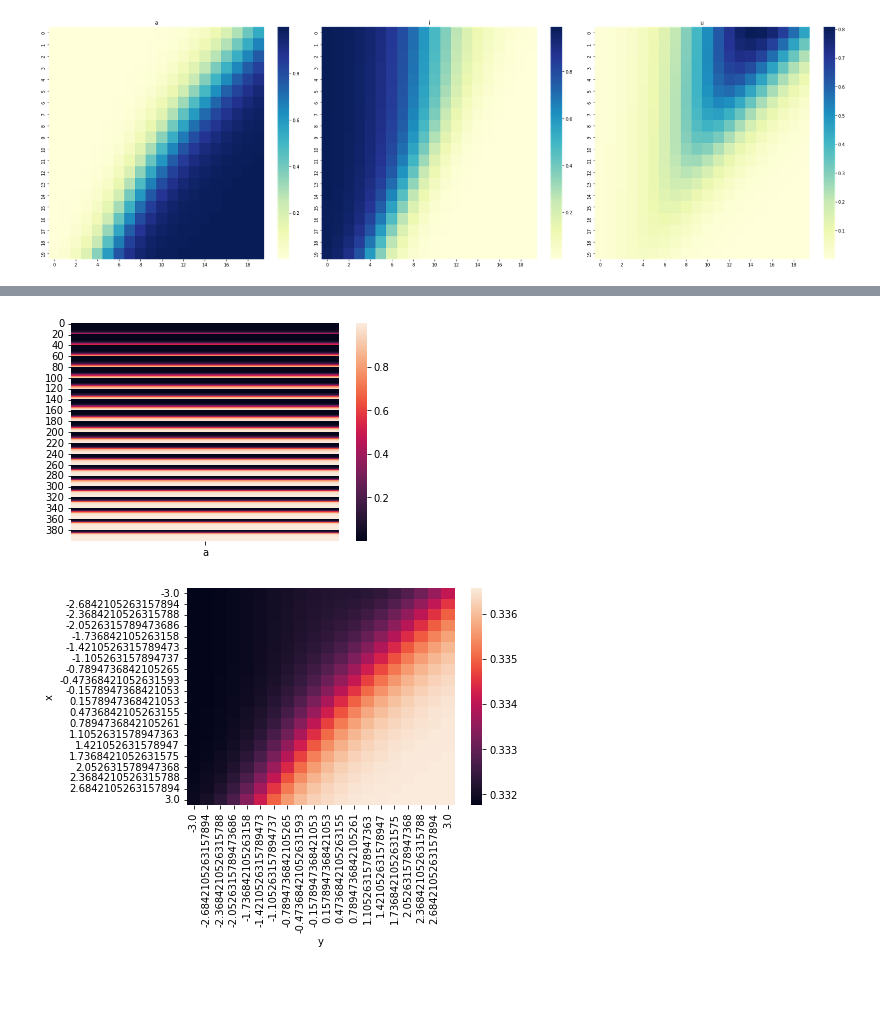
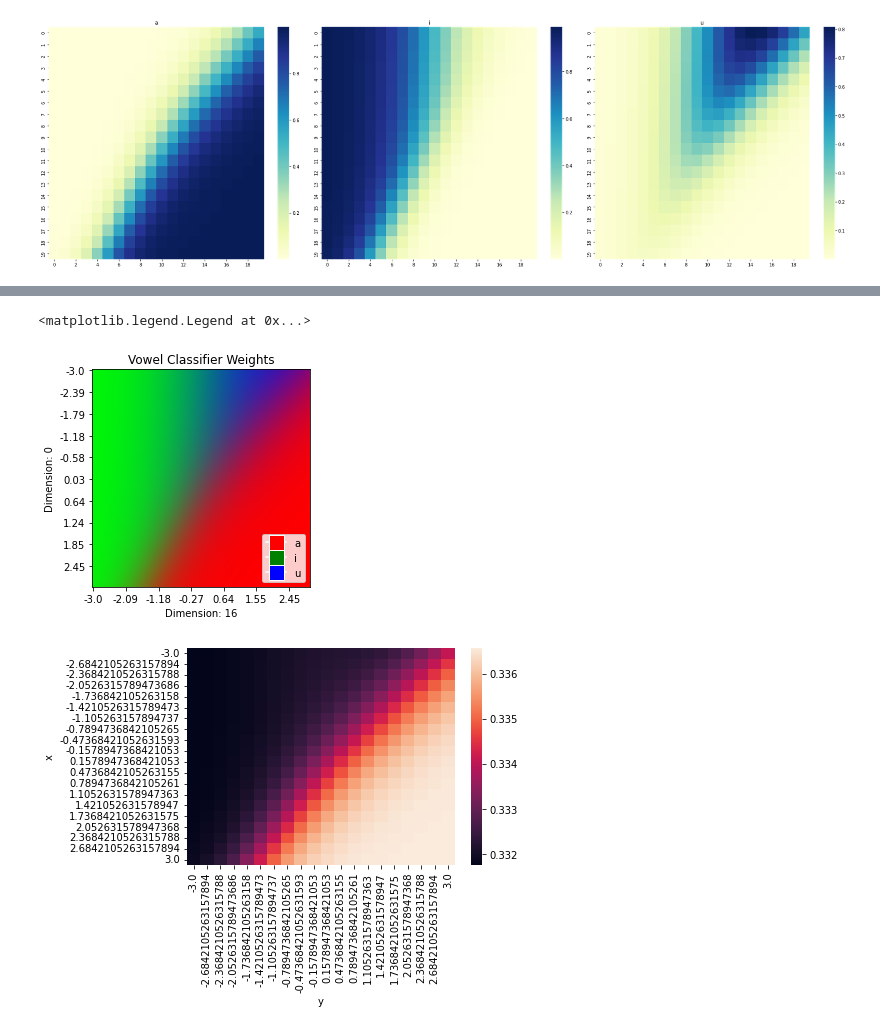
Before and after one commit to fdenoodt/Smooth-InfoMax, a Jupyter notebook: GIM/main_interpolate_vowel_classifier.ipynb, the cells around one changed output, grey strips where cells are left out. Cells and saved outputs as stored; diff of their text form; code cells hidden in the pictures; blank space fills up the shorter version.

```diff
--- a/GIM/main_interpolate_vowel_classifier.ipynb
+++ b/GIM/main_interpolate_vowel_classifier.ipynb
@@ -307,23 +283,54 @@ im = ax.imshow(data, cmap="YlGnBu")
-# %%
-# Plot the heatmap using seaborn
-import seaborn as sns
-import pandas as pd
-
-# the following line gives error: ValueError: Must pass 2-d input. shape=(20, 20, 3)
-# df = pd.DataFrame(data, columns=["a", "i", "u"])
-
-# solution:
-
-# reshape data to be 2d
-data_2d = data.reshape(t*t, 3)
-data_2d = data_2d[:, 0] # only take first column
-
-df = pd.DataFrame(data_2d, columns=["a"])
-
-
-ax = sns.heatmap(df)
-# %% [output]
-[figure, removed]
+# %%
+fig, ax = plt.subplots()
+im = ax.imshow(data)
+
+# x and y ticks are the values between `min` and `max`
+ax.set_xticks(np.arange(len(range)))
+ax.set_yticks(np.arange(len(range)))
+
+# round to 2 decimals
+ax.set_xticklabels(np.round(range, 2))
+ax.set_yticklabels(np.round(range, 2))
+
+# reduce the number of ticks
+ax.xaxis.set_major_locator(plt.MaxNLocator(7))
+ax.yaxis.set_major_locator(plt.MaxNLocator(10))
+
+# title
+ax.set_title("Vowel Classifier Weights")
+
+# x, y labels
+ax.set_xlabel("Dimension: 16")
+ax.set_ylabel("Dimension: 0")
+
+
+# Add legend
+
+# orde: a, i, u --> red: a, green: i, blue: u
+# print(data[0][0])
+# print(data.shape)
+# print(data[0][80])
+
+
+# Add legend
+# https://matplotlib.org/stable/gallery/text_labels_and_annotations/custom_legends.html
+from matplotlib.lines import Line2D
+legend_elements = [Line2D([0], [0], marker='s', color='w', label='a', markerfacecolor='r', markersize=15),
+                    Line2D([0], [0], marker='s', color='w', label='i', markerfacecolor='g', markersize=15),
+                    Line2D([0], [0], marker='s', color='w', label='u', markerfacecolor='b', markersize=15)]
+
+ax.legend(handles=legend_elements, loc='lower right')
+
+
+# save to tikz
+# import tikzplotlib
+# tikzplotlib.save("heathmap.tex")
+
+# save to pdf
+plt.savefig("vowel_classifier_weights_heatmap.pdf")
+# %% [output]
+<matplotlib.legend.Legend at 0x...>
+[figure, added]
 # %%
 # data = data.reshape((t*t, -1))
 
```
Also changed, not shown: parts of 9 cells of this notebook, 8 other files.
